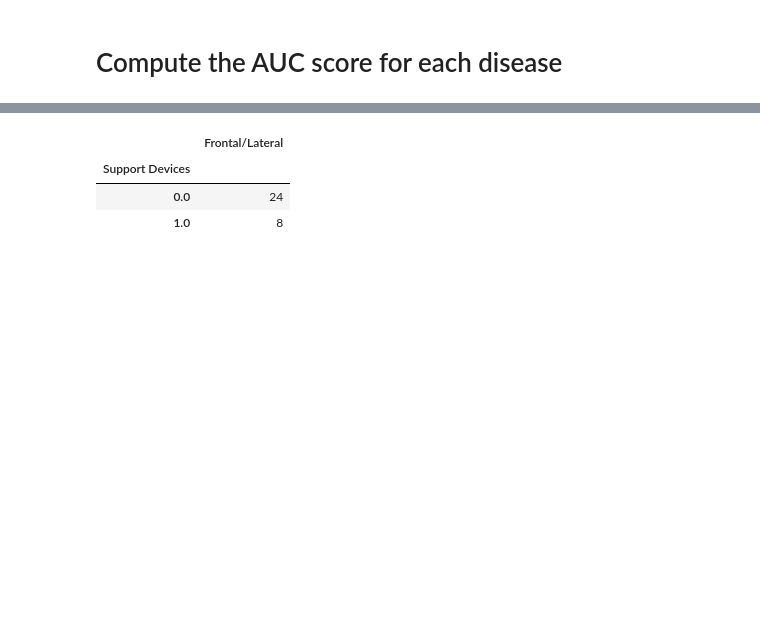
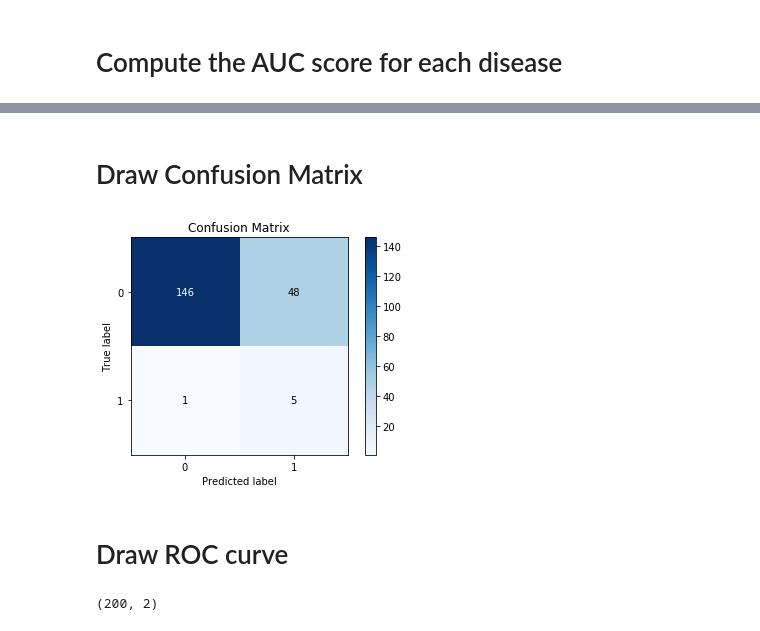
Before and after one commit to wll199566/CheXpert, a Jupyter notebook: Evaluation_for_each_patient_with_largest_probability.ipynb, the cells around one changed output, grey strips where cells are left out. Cells and saved outputs as stored; diff of their text form; code cells hidden in the pictures; blank space fills up the shorter version.

Commit message:
add plot confusion mtx and roc curve

```diff
--- a/Evaluation_for_each_patient_with_largest_probability.ipynb
+++ b/Evaluation_for_each_patient_with_largest_probability.ipynb
@@ -210,7 +210,7 @@ def evaluation(sample_dict, model, device):
 # test
 params = load_config('config.yaml')
 model = make_model(pretrained=params['pretrained'])
-PATH_pretrained = "./models/session_2019-05-05[22_03_43]/model_2.pth"
+PATH_pretrained = "./models/session_2019-05-05[22_03_43]/model_1.pth"
 model.load_state_dict(torch.load(PATH_pretrained))
 # %% [output]
 IncompatibleKeys(missing_keys=[], unexpected_keys=[])
@@ -482,7 +464,0 @@ valid_set_en_card.loc[valid_set_ori["Frontal/Lateral"]=="Frontal"].groupby("Supp
-# %%
-valid_set_en_card.loc[valid_set_ori["Frontal/Lateral"]=="Lateral"].groupby("Support Devices").count()
-# %% [output]
-|  | Frontal/Lateral |
-| Support Devices |  |
-| 0.0 | 24 |
-| 1.0 | 8 |
@@ -488,0 +468,14 @@ valid_set_en_card.loc[valid_set_ori["Frontal/Lateral"]=="Lateral"].groupby("Supp
+# %%
+drawing_disease = "Pneumothorax"
+# %% [markdown]
+# Draw Confusion Matrix
+# %%
+predictive_labels = all_patients_label_lists[drawing_disease]
+true_labels = all_patients_correct_label_lists[drawing_disease]
+# %%
+skplt.metrics.plot_confusion_matrix(true_labels, predictive_labels)
+plt.show()
+# %% [output]
+[figure, added]
+# %% [markdown]
+# Draw ROC curve
@@ -488,0 +487,4 @@ valid_set_en_card.loc[valid_set_ori["Frontal/Lateral"]=="Lateral"].groupby("Supp
+# %%
+predictive_prob.shape
+# %% [output]
+(200, 2)
```
Also changed, not shown: parts of 13 cells of this notebook.
